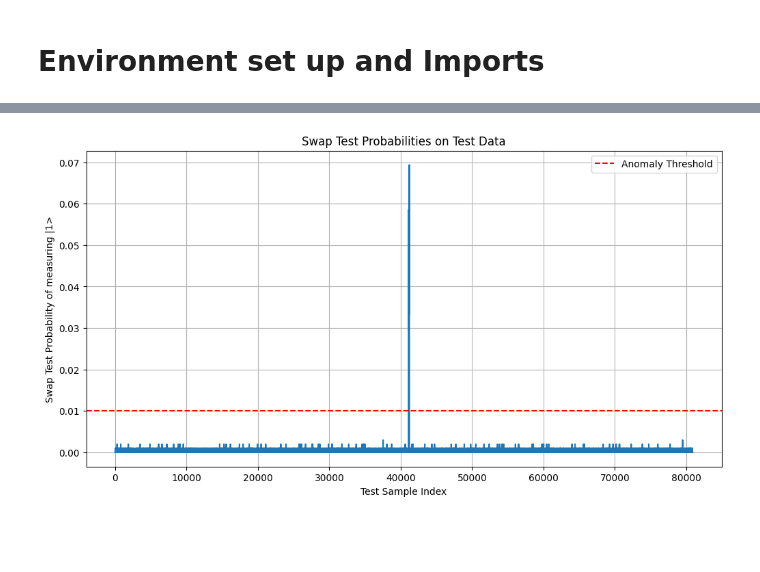
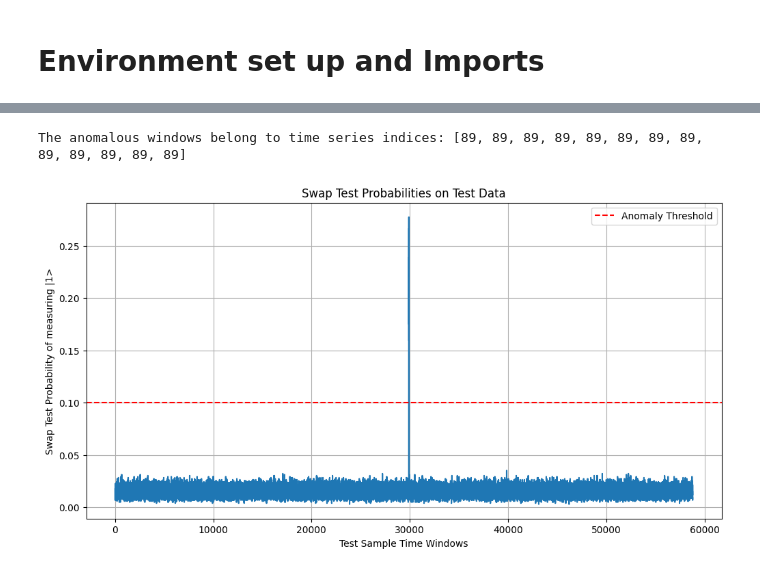
Before and after one commit to filippoalbani/quantum_autoencoders, a Jupyter notebook: Quantum_Autoencoder_for_Time_Series_Anomaly_Detection.ipynb, the cells around one changed output, grey strips where cells are left out. Cells and saved outputs as stored; diff of their text form; code cells hidden in the pictures; blank space fills up the shorter version.

```diff
--- a/Quantum_Autoencoder_for_Time_Series_Anomaly_Detection.ipynb
+++ b/Quantum_Autoencoder_for_Time_Series_Anomaly_Detection.ipynb
@@ -47,8 +49,9 @@ class TimeSeriesDataset(Dataset):
 
     def create_sliding_windows(self, data, window_size, stride):
         windows = []
-        for i in range(0, len(data) - window_size + 1, stride):
-            windows.append(data[i:i + window_size])
+        for series in data:  # Iterate over each time series
+            for i in range(0, len(series) - window_size + 1, stride):
+                windows.append(series[i:i + window_size])
         return np.array(windows)
 
     def __len__(self):
@@ -202,7 +231,7 @@ class QuantumEncoder(nn.Module):
         self.qnode = qml.QNode(get_quantum_node(num_qubits, self.dev), self.dev)
 
     def forward(self, x):
-        x = x / torch.norm(x, dim=1, keepdim=True)  # Normalize input
+        # x = x / torch.norm(x, dim=1, keepdim=True)  # Normalize input
         swap_test_probs = []
         for window in x:
           probs = self.qnode(window, self.weights)
@@ -238,15 +245,15 @@ num_qubits = 7
 encoder = QuantumEncoder(num_qubits)
 
 # Training Loop
-epochs = 1
+epochs = 3
 optimizer = torch.optim.Adam(encoder.parameters(), lr=0.001)
-from tqdm import tqdm
-import copy
 
 best_loss = float('inf')
 patience = 10
 trigger_times = 0
 best_encoder = None
+
+loss_threshold = 0.01
 
 for epoch in range(epochs):
     epoch_loss = 0
@@ -263,12 +270,18 @@ for epoch in range(epochs):
         epoch_loss += loss.item()
         progress_bar.set_postfix({"loss": loss.item()}) # Add loss to the progress bar
 
+        # Early stopping check
+        if loss.item() < loss_threshold:  #if the current batch loss is already below the loss threshold
+            print(f'Early stopping at epoch {epoch + 1}, batch {i + 1} since loss {loss.item()} is below threshold {loss_threshold}')
+            break  # Exit the inner loop (batch iteration)
+
+
     avg_epoch_loss = epoch_loss / len(train_loader)
     print(f"Epoch {epoch + 1}/{epochs}, Avg. Loss: {avg_epoch_loss}")
 
     if avg_epoch_loss < best_loss:
         best_loss = avg_epoch_loss
-        best_encoder = copy.deepcopy(encoder)
+        best_encoder_state_dict = encoder.state_dict()
         trigger_times = 0
     else:
         trigger_times += 1
@@ -276,7 +289,9 @@ for epoch in range(epochs):
             print(f'Early stopping at epoch {epoch+1} since the loss did not improve for {patience} epochs')
             break
 
-if best_encoder is not None:
-  print("Loading best model")
-  encoder = best_encoder
+if best_encoder_state_dict is not None:
+    print("Loading best model")
+    best_encoder = QuantumEncoder(num_qubits)  # Create a new instance
+    best_encoder.load_state_dict(best_encoder_state_dict)
+    encoder = best_encoder
 # %% [output]
@@ -285,13 +305,11 @@ TypeError: cannot pickle 'pennylane_lightning.lightning_qubit_ops.StateVectorC12
 # %%
 # Anomaly Detection
-from tqdm import tqdm
 
-stride = 1
 test_dataset = TimeSeriesDataset(test_data, window_size, stride)
 test_loader = DataLoader(test_dataset, batch_size=1, shuffle=False)
 
 anomalies = []
-threshold = 0.01  # Threshold for considering the states different
+threshold = 0.1  # Threshold for considering the states different
 normal_probs = []
 
 progress_bar = tqdm(enumerate(test_loader), total=len(test_loader), desc="Processing Test Samples")
@@ -302,5 +320,5 @@ for i, test_sample in progress_bar:
     if prob_1 > threshold:  # Corrected: Check if prob_1 is above threshold
         anomalies.append(i)
 
-print(f"Detected anomalies at indices: {anomalies}")
+print(f"Detected anomalies at window indices: {anomalies}")
 # %% [output]
@@ -309,14 +326,26 @@ Detected anomalies at indices: []
+# %%
+def get_timeseries_index_from_window_index(window_index, window_size, stride, num_timeseries):
+    windows_per_timeseries = (num_timeseries - window_size + stride) // stride
+    timeseries_indices = [index // windows_per_timeseries for index in window_index] # Iterate through each index in the window_index list (anomalies)
+
+    return timeseries_indices  # Return the list of timeseries indices
+
+
+timeseries_indices = get_timeseries_index_from_window_index(anomalies, window_size, stride, test_data.shape[1])
+print(f"The anomalous windows belong to time series indices: {timeseries_indices}") #Updated print statement
+# %% [output]
+The anomalous windows belong to time series indices: [89, 89, 89, 89, 89, 89, 89, 89, 89, 89, 89, 89, 89]
 # %%
 import matplotlib.pyplot as plt
 
 plt.figure(figsize=(12, 6))
 plt.plot(normal_probs)
-plt.xlabel('Test Sample Index')
+plt.xlabel('Test Sample Time Windows')
 plt.ylabel('Swap Test Probability of measuring |1>')
 plt.title('Swap Test Probabilities on Test Data')
-plt.axhline(y=0.01, color='r', linestyle='--', label='Anomaly Threshold')
+plt.axhline(y=0.1, color='r', linestyle='--', label='Anomaly Threshold')
 plt.legend()
 plt.grid(True)
 plt.show()
 # %% [output]
-[figure, old version]
+[figure, new version]
```
Also changed, not shown: parts of 9 cells of this notebook.
